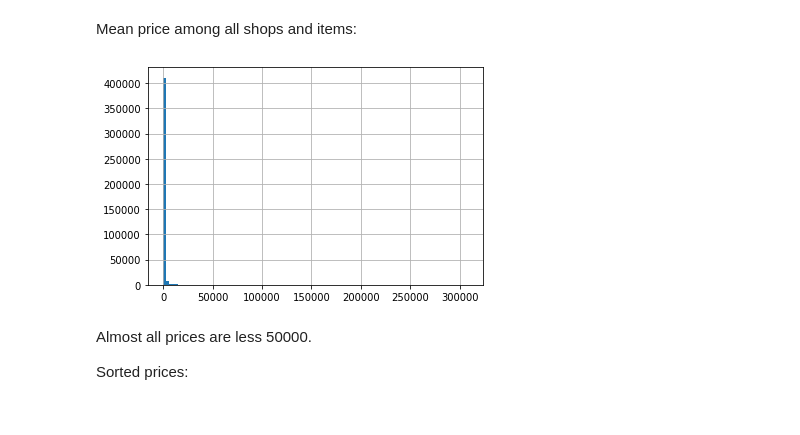
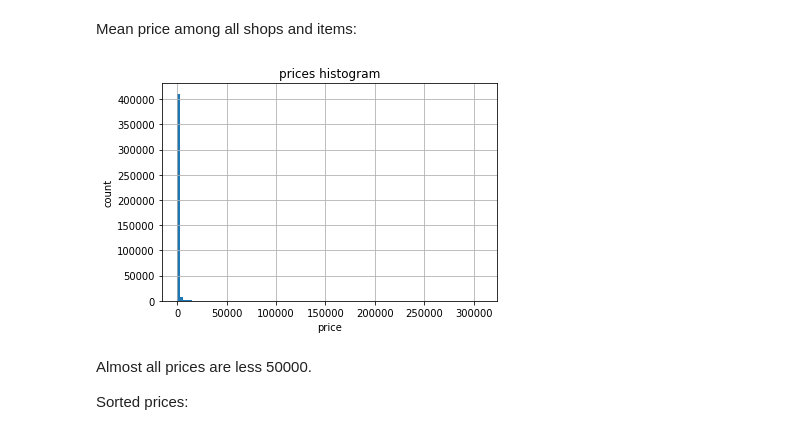
Before and after one commit to vkhmara/EPAM-Internship, a Jupyter notebook: Predict future sales/EDA future sales.ipynb, the cells around one changed output. Drawn from its saved outputs; the diff is of its cells as text; code cells hidden in the pictures.

```diff
--- a/Predict future sales/EDA future sales.ipynb
+++ b/Predict future sales/EDA future sales.ipynb
@@ -230,9 +317,13 @@ Mean price among all shops and items:
 # %%
 prices = sales_train.groupby(['shop_id', 'item_id']).item_price.mean()
 # %%
-prices.hist(bins=100);
+prices.hist(bins=100)
+plt.xlabel('price')
+plt.ylabel('count')
+plt.title('prices histogram')
+plt.show()
 # %% [output]
-[figure, old version]
+[figure, new version]
 # %% [markdown]
 Almost all prices are less 50000.
 
```
Also changed, not shown: parts of 104 cells of this notebook.
